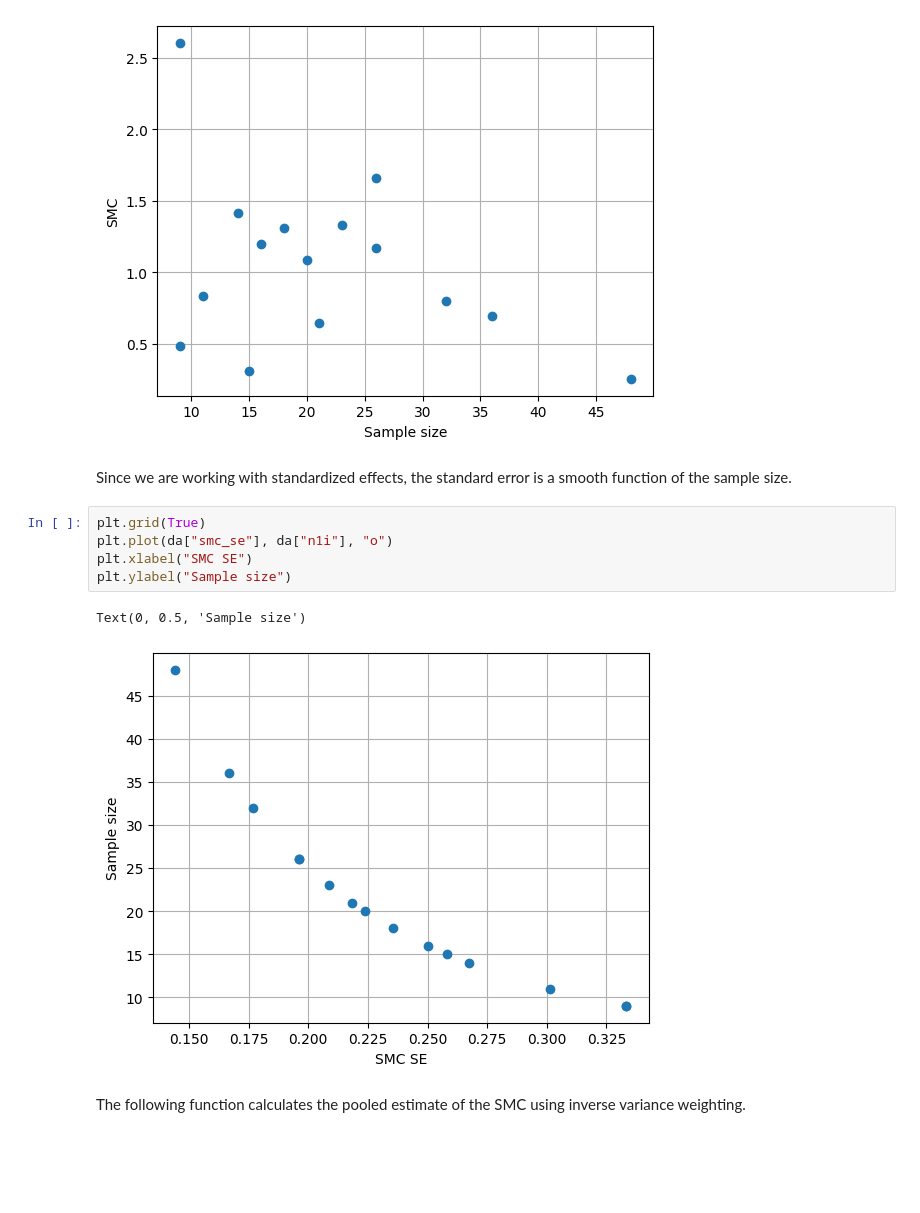
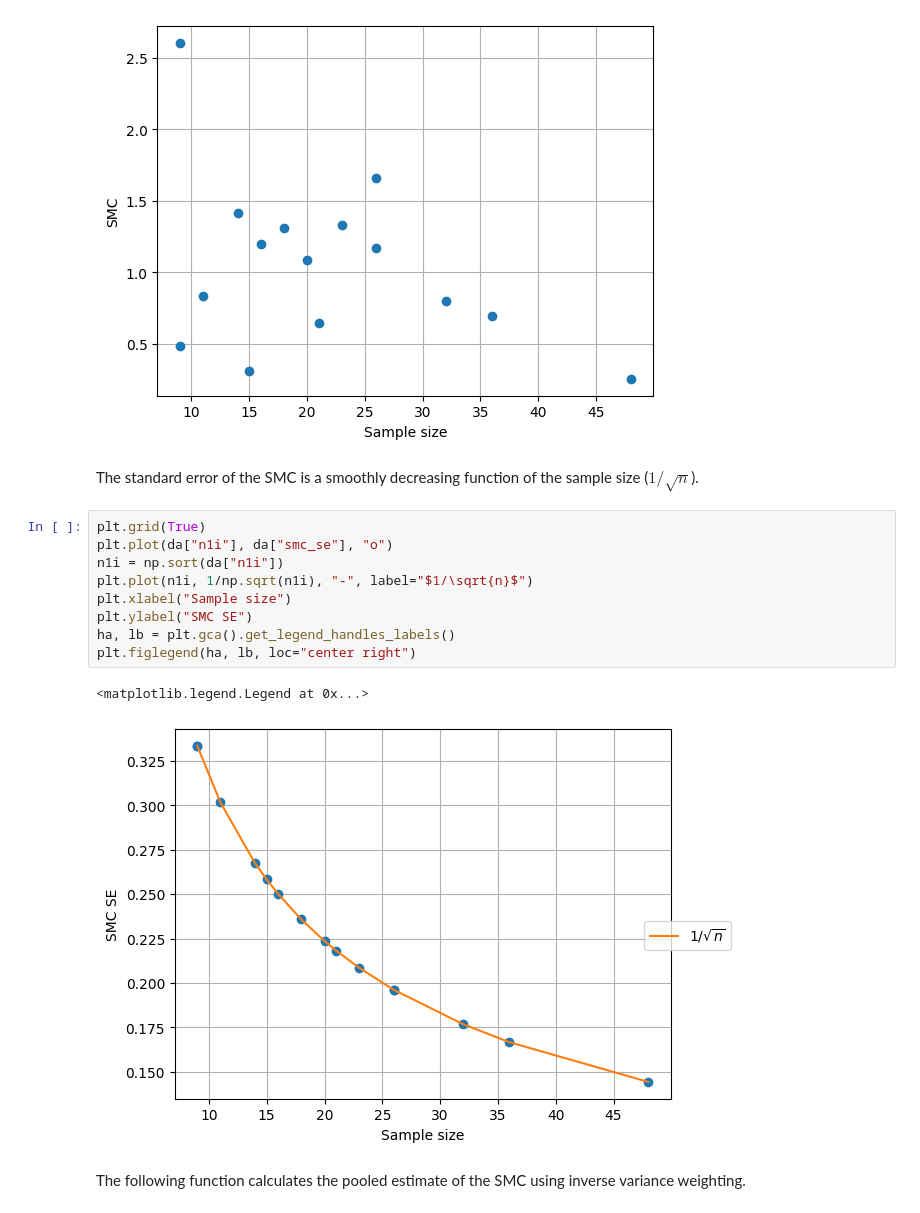
Before and after one commit to kshedden/workshops, a Jupyter notebook: dair3/meta/cannabis/dair_meta.ipynb, the cells around one changed output. Cells and saved outputs as stored; diff of their text form; blank space fills up the shorter version.

```diff
--- a/dair3/meta/cannabis/dair_meta.ipynb
+++ b/dair3/meta/cannabis/dair_meta.ipynb
@@ -225,15 +212,19 @@ plt.ylabel("SMC")
 Text(0, 0.5, 'SMC')
 [figure]
 # %% [markdown]
-Since we are working with standardized effects, the standard error is a smooth function of the sample size.
+The standard error of the SMC is a smoothly decreasing function of the sample size ($1/\sqrt{n}$).
-# %%
-plt.grid(True)
-plt.plot(da["smc_se"], da["n1i"], "o")
-plt.xlabel("SMC SE")
-plt.ylabel("Sample size")
-# %% [output]
-Text(0, 0.5, 'Sample size')
-[figure, removed]
+# %%
+plt.grid(True)
+plt.plot(da["n1i"], da["smc_se"], "o")
+n1i = np.sort(da["n1i"])
+plt.plot(n1i, 1/np.sqrt(n1i), "-", label="$1/\sqrt{n}$")
+plt.xlabel("Sample size")
+plt.ylabel("SMC SE")
+ha, lb = plt.gca().get_legend_handles_labels()
+plt.figlegend(ha, lb, loc="center right")
+# %% [output]
+<matplotlib.legend.Legend at 0x...>
+[figure, added]
 # %% [markdown]
 The following function calculates the pooled estimate of the SMC using inverse variance weighting.
 # %%
```
Also changed, not shown: parts of 28 cells of this notebook, 1 other file.
